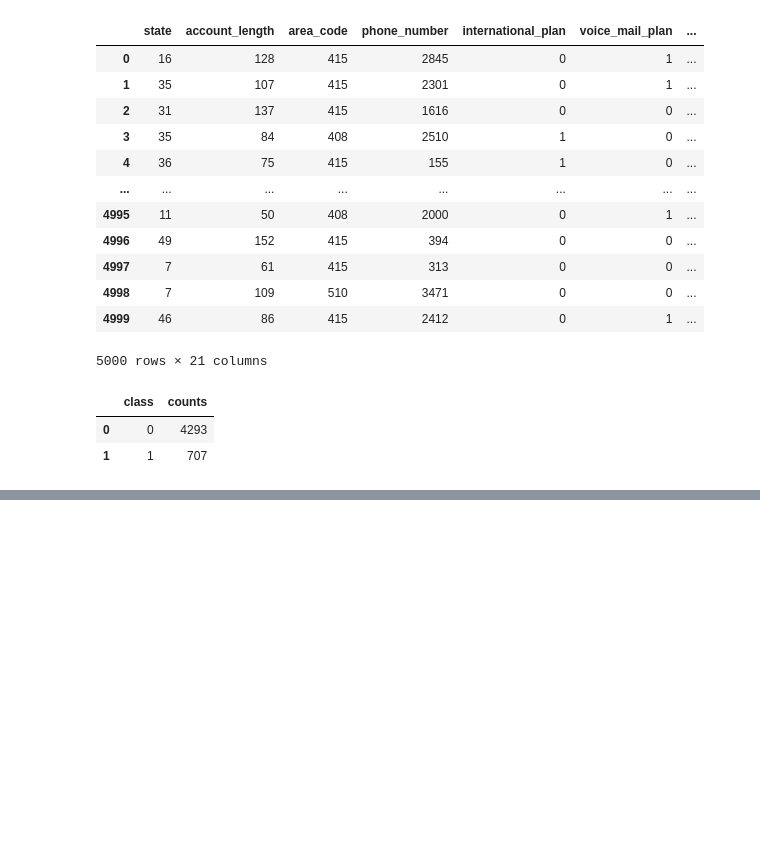
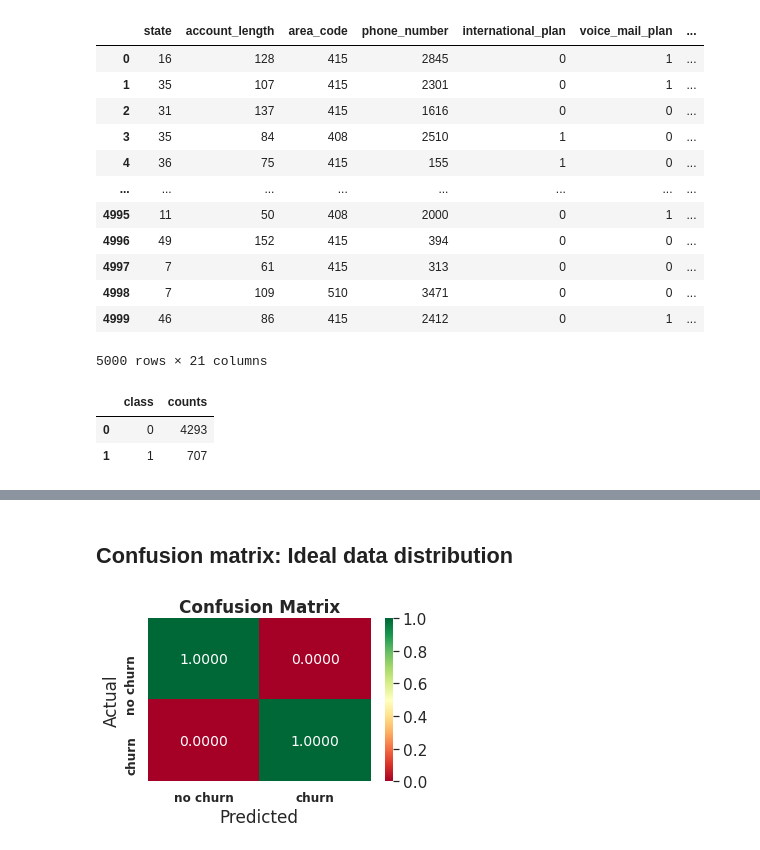
Before and after one commit to Parn1984/AIDA-Project-Team-C, a Jupyter notebook: modules/data_exploration/data_exploration_2.ipynb, the cells around one changed output, grey strips where cells are left out. Saved outputs shown, nothing was run; the diff lists cells and outputs as text; code cells hidden in the pictures; blank space fills up the shorter version.

```diff
--- a/modules/data_exploration/data_exploration_2.ipynb
+++ b/modules/data_exploration/data_exploration_2.ipynb
@@ -62,0 +70,6 @@ plt.show()
+# %% [markdown]
+## Confusion matrix: Ideal data distribution
+# %%
+plot_confusion_matrix([0,0,1,1], [0,0,1,1])
+# %% [output]
+[figure, added]
```
Also changed, not shown: parts of 8 cells of this notebook, 9 other files.
